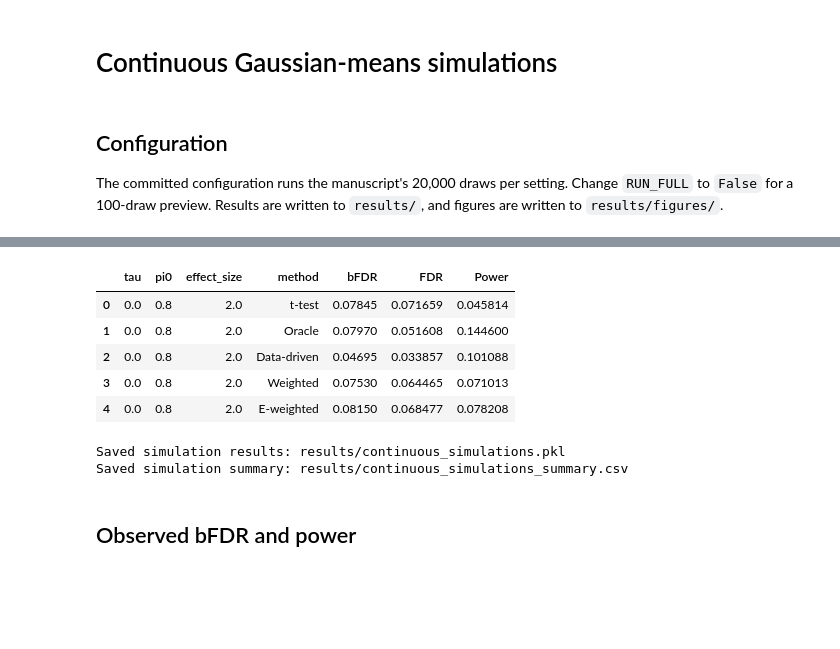
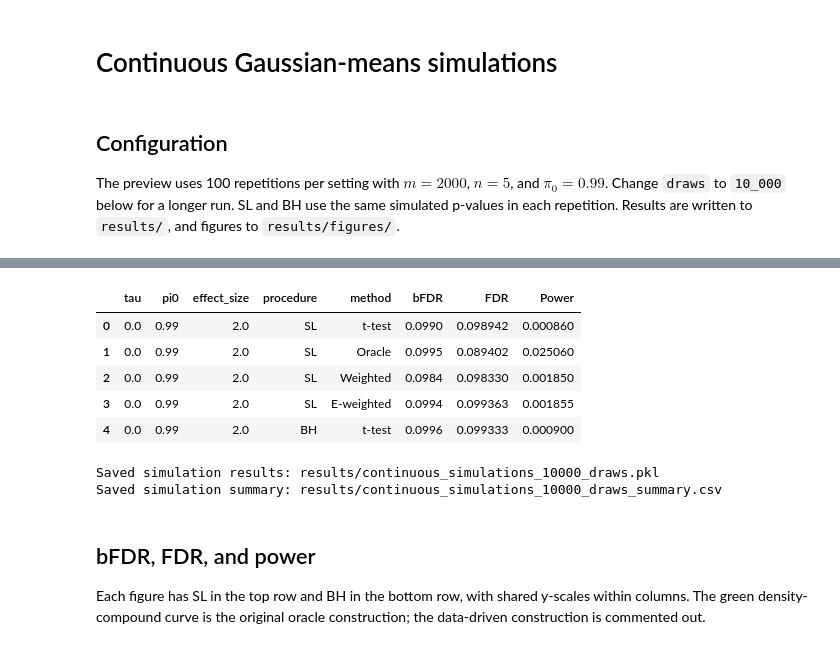
Before and after one commit to jerryzhu509/cp-lfdr-paper, a Jupyter notebook: notebooks/01_continuous_simulations.ipynb, the cells around one changed output, grey strips where cells are left out. Cells and saved outputs as stored; diff of their text form; code cells hidden in the pictures; blank space fills up the shorter version.

```diff
--- a/notebooks/01_continuous_simulations.ipynb
+++ b/notebooks/01_continuous_simulations.ipynb
@@ -3,9 +3,10 @@
 # %% [markdown]
 ## Configuration
 
-The committed configuration runs the manuscript's 20,000 draws per
-setting. Change `RUN_FULL` to `False` for a 100-draw preview. Results are written to
-`results/`, and figures are written to `results/figures/`.
+The preview uses 100 repetitions per setting with $m=2000$, $n=5$, and
+$\pi_0=0.99$. Change `draws` to `10_000` below for a longer run.
+SL and BH use the same simulated p-values in each repetition. Results are
+written to `results/`, and figures to `results/figures/`.
 # %%
 from pathlib import Path
 import sys
@@ -61,7 +62,6 @@ def save_figure(fig, stem):
     return paths
 
 import pickle
-from collections import defaultdict
 
 import matplotlib.pyplot as plt
 import numpy as np
@@ -69,16 +69,15 @@ import pandas as pd
 
 from cp_lfdr.continuous import run_continuous_setting
 
-RUN_FULL = True
 SAVE_RESULTS = True
-draws = 20_000 if RUN_FULL else 100
+draws = 100  # Change to 10_000 for the full run.
+m = 2000
+sample_size = 5
+alpha = 0.1
+pi0_values = [0.99]
+tau_values = [0.0, 0.3]
+effect_sizes = np.linspace(2, 8, 5)
 # %%
-m = 200
-sample_size = 10
-alpha = 0.1
-pi0_values = [0.8, 0.95, 0.99]
-tau_values = [0.0, 0.3]
-effect_sizes = np.linspace(2, 8, 5)
 rng = np.random.default_rng(SEED)
 
 total_settings = len(tau_values) * len(pi0_values) * len(effect_sizes)
@@ -106,18 +105,26 @@ for tau in tau_values:
                 alpha_grid=np.array([alpha]),
             )
 
+            # Preserve the original result layout and record the run settings.
+            result["configuration"] = {
+                "m": m, "sample_size": sample_size, "pi0": pi0,
+                "effect_size": float(xi), "tau": tau, "alpha": alpha,
+                "draws": draws, "seed": SEED,
+            }
             all_results[tau][pi0].append(result)
 
-            for method, metrics in result["metrics"].items():
-                rows.append(
-                    {
-                        "tau": tau,
-                        "pi0": pi0,
-                        "effect_size": xi,
-                        "method": method,
-                        **metrics,
-                    }
-                )
+            for procedure, key in (("SL", "metrics"), ("BH", "bh_metrics")):
+                for method, metrics in result[key].items():
+                    rows.append(
+                        {
+                            "tau": tau,
+                            "pi0": pi0,
+                            "effect_size": xi,
+                            "procedure": procedure,
+                            "method": method,
+                            **metrics,
+                        }
+                    )
 
             completed += 1
             print(
@@ -149,16 +149,12 @@ Completed 30/30: tau=0.3, pi0=0.99, xi=8.0
-|  | tau | pi0 | effect_size | method | bFDR | FDR | Power |
-| 0 | 0.0 | 0.8 | 2.0 | t-test | 0.07845 | 0.071659 | 0.045814 |
-| 1 | 0.0 | 0.8 | 2.0 | Oracle | 0.07970 | 0.051608 | 0.144600 |
-| 2 | 0.0 | 0.8 | 2.0 | Data-driven | 0.04695 | 0.033857 | 0.101088 |
-| 3 | 0.0 | 0.8 | 2.0 | Weighted | 0.07530 | 0.064465 | 0.071013 |
-| 4 | 0.0 | 0.8 | 2.0 | E-weighted | 0.08150 | 0.068477 | 0.078208 |
+|  | tau | pi0 | effect_size | procedure | method | bFDR | FDR | Power |
+| 0 | 0.0 | 0.99 | 2.0 | SL | t-test | 0.0990 | 0.098942 | 0.000860 |
+| 1 | 0.0 | 0.99 | 2.0 | SL | Oracle | 0.0995 | 0.089402 | 0.025060 |
+| 2 | 0.0 | 0.99 | 2.0 | SL | Weighted | 0.0984 | 0.098330 | 0.001850 |
+| 3 | 0.0 | 0.99 | 2.0 | SL | E-weighted | 0.0994 | 0.099363 | 0.001855 |
+| 4 | 0.0 | 0.99 | 2.0 | BH | t-test | 0.0996 | 0.099333 | 0.000900 |
 # %%
 if SAVE_RESULTS:
-    result_stem = (
-        "continuous_simulations"
-        if draws == 20_000
-        else f"continuous_simulations_{draws}_draws"
-    )
+    result_stem = f"continuous_simulations_{draws}_draws"
     result_path = RESULTS_DIR / f"{result_stem}.pkl"
     with result_path.open("wb") as handle:
         pickle.dump(all_results, handle)
@@ -170,9 +166,13 @@ if SAVE_RESULTS:
     print(f"Saved simulation results: {result_path.relative_to(PROJECT_ROOT)}")
     print(f"Saved simulation summary: {summary_path.relative_to(PROJECT_ROOT)}")
 # %% [output]
-Saved simulation results: results/continuous_simulations.pkl
-Saved simulation summary: results/continuous_simulations_summary.csv
+Saved simulation results: results/continuous_simulations_10000_draws.pkl
+Saved simulation summary: results/continuous_simulations_10000_draws_summary.csv
 # %% [markdown]
-## Observed bFDR and power
+## bFDR, FDR, and power
+
+Each figure has SL in the top row and BH in the bottom row, with shared
+y-scales within columns. The green density-compound curve is the original
+oracle construction; the data-driven construction is commented out.
 # %%
 plt.rcParams.update({
```
Also changed, not shown: parts of 3 cells of this notebook, 21 other files.
